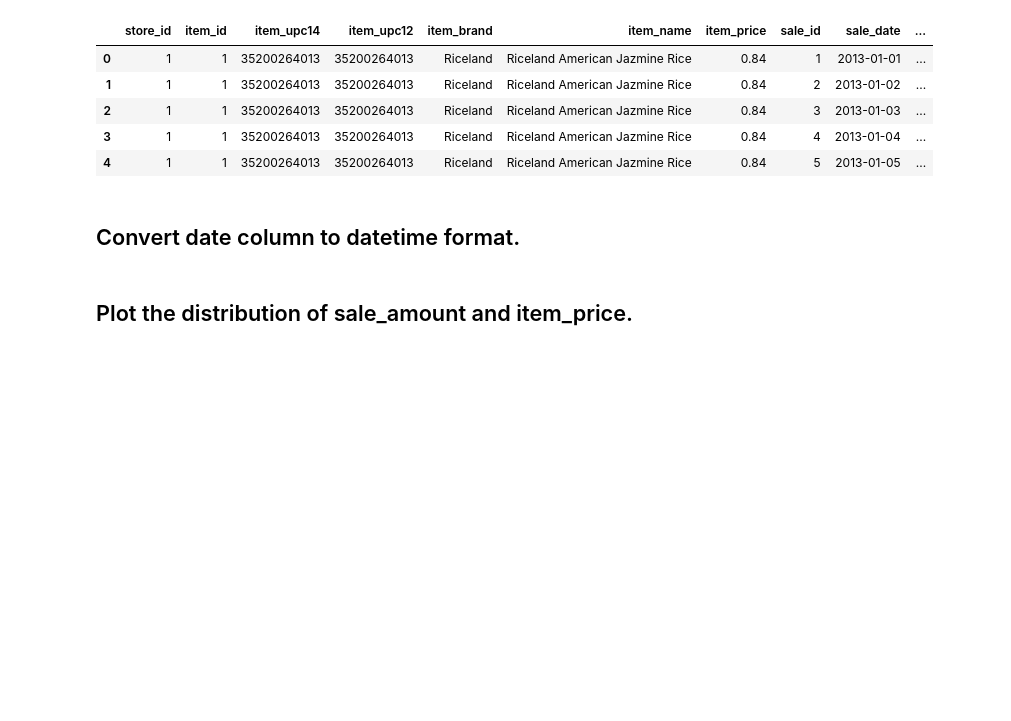
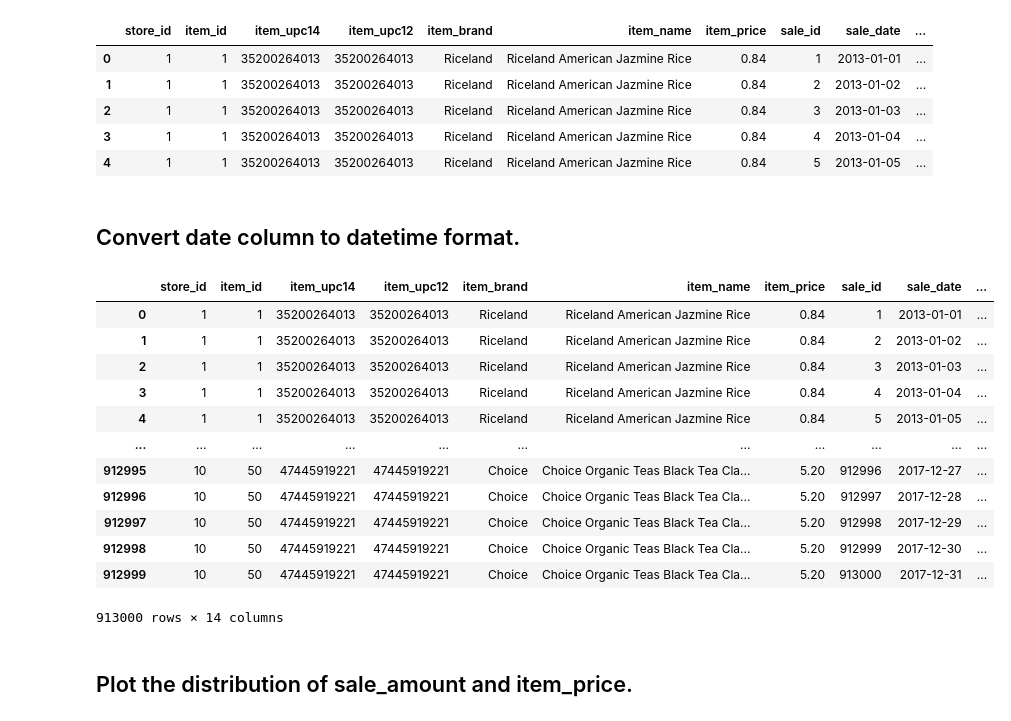
Before and after one commit to allantestaten/time-series-exercises, a Jupyter notebook: prepare.ipynb, the cells around one changed output. Drawn from its saved outputs; the diff is of its cells as text; code cells hidden in the pictures; blank space fills up the shorter version.

```diff
--- a/prepare.ipynb
+++ b/prepare.ipynb
@@ -83,8 +100,24 @@ df.sale_date = pd.to_datetime(df.sale_date)
 # %%
 def date_time_conversion(df,date_column):
     # convert our date column to datetime type
-    df[date_column] = pd.to_datetime(df[date_column])
+    df.date_column = pd.to_datetime(df[date_column])
     return df
+# %%
+date_time_conversion(df,"sale_date")
+# %% [output]
+|  | store_id | item_id | item_upc14 | item_upc12 | item_brand | item_name | item_price | sale_id | sale_date | ... |
+| 0 | 1 | 1 | 35200264013 | 35200264013 | Riceland | Riceland American Jazmine Rice | 0.84 | 1 | 2013-01-01 | ... |
+| 1 | 1 | 1 | 35200264013 | 35200264013 | Riceland | Riceland American Jazmine Rice | 0.84 | 2 | 2013-01-02 | ... |
+| 2 | 1 | 1 | 35200264013 | 35200264013 | Riceland | Riceland American Jazmine Rice | 0.84 | 3 | 2013-01-03 | ... |
+| 3 | 1 | 1 | 35200264013 | 35200264013 | Riceland | Riceland American Jazmine Rice | 0.84 | 4 | 2013-01-04 | ... |
+| 4 | 1 | 1 | 35200264013 | 35200264013 | Riceland | Riceland American Jazmine Rice | 0.84 | 5 | 2013-01-05 | ... |
+| ... | ... | ... | ... | ... | ... | ... | ... | ... | ... | ... |
+| 912995 | 10 | 50 | 47445919221 | 47445919221 | Choice | Choice Organic Teas Black Tea Cla... | 5.20 | 912996 | 2017-12-27 | ... |
+| 912996 | 10 | 50 | 47445919221 | 47445919221 | Choice | Choice Organic Teas Black Tea Cla... | 5.20 | 912997 | 2017-12-28 | ... |
+| 912997 | 10 | 50 | 47445919221 | 47445919221 | Choice | Choice Organic Teas Black Tea Cla... | 5.20 | 912998 | 2017-12-29 | ... |
+| 912998 | 10 | 50 | 47445919221 | 47445919221 | Choice | Choice Organic Teas Black Tea Cla... | 5.20 | 912999 | 2017-12-30 | ... |
+| 912999 | 10 | 50 | 47445919221 | 47445919221 | Choice | Choice Organic Teas Black Tea Cla... | 5.20 | 913000 | 2017-12-31 | ... |
+913000 rows × 14 columns
 # %% [markdown]
 ## Plot the distribution of sale_amount and item_price.
 # %%
```
Also changed, not shown: parts of 22 cells of this notebook, 1 other file.
